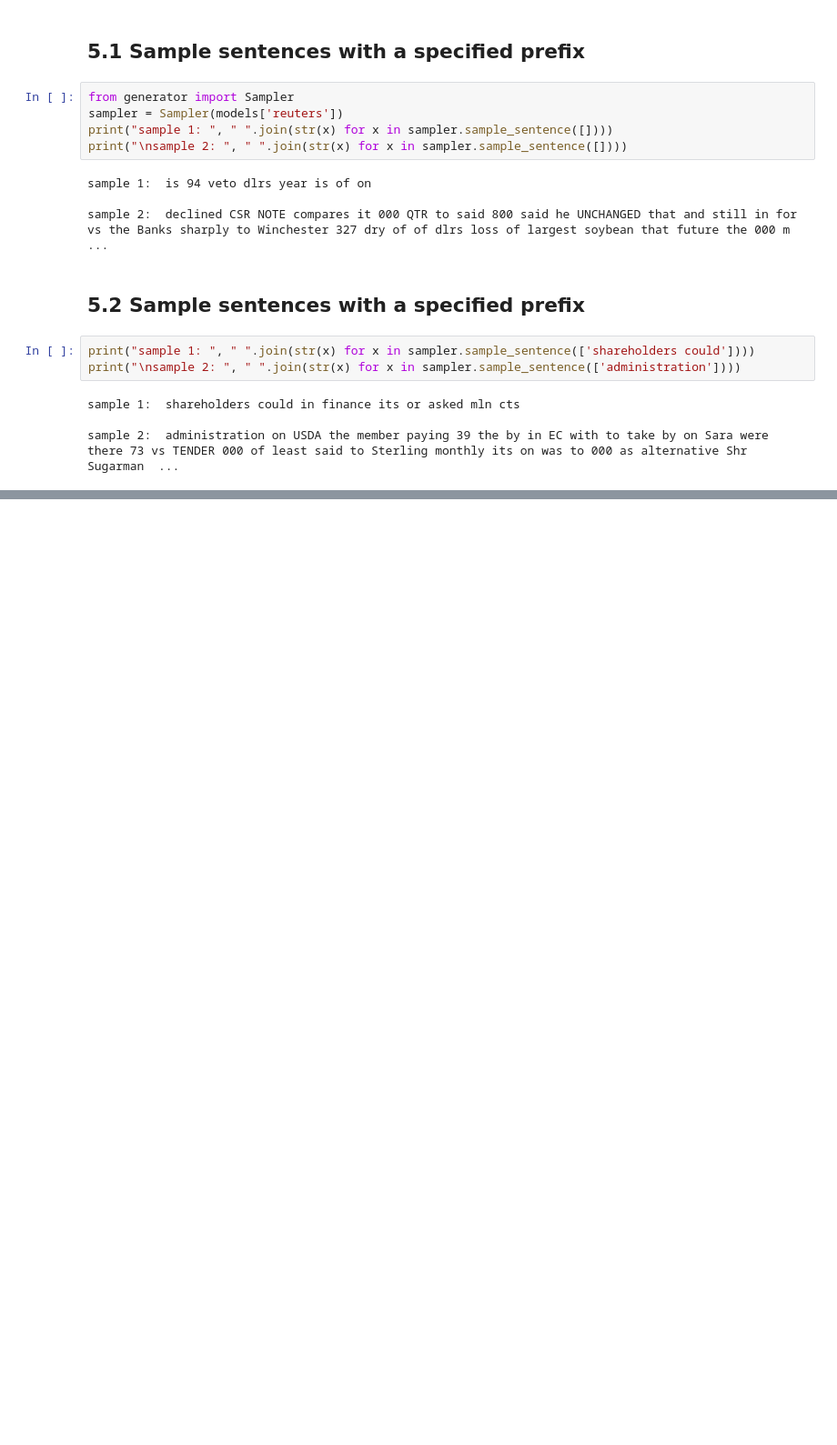
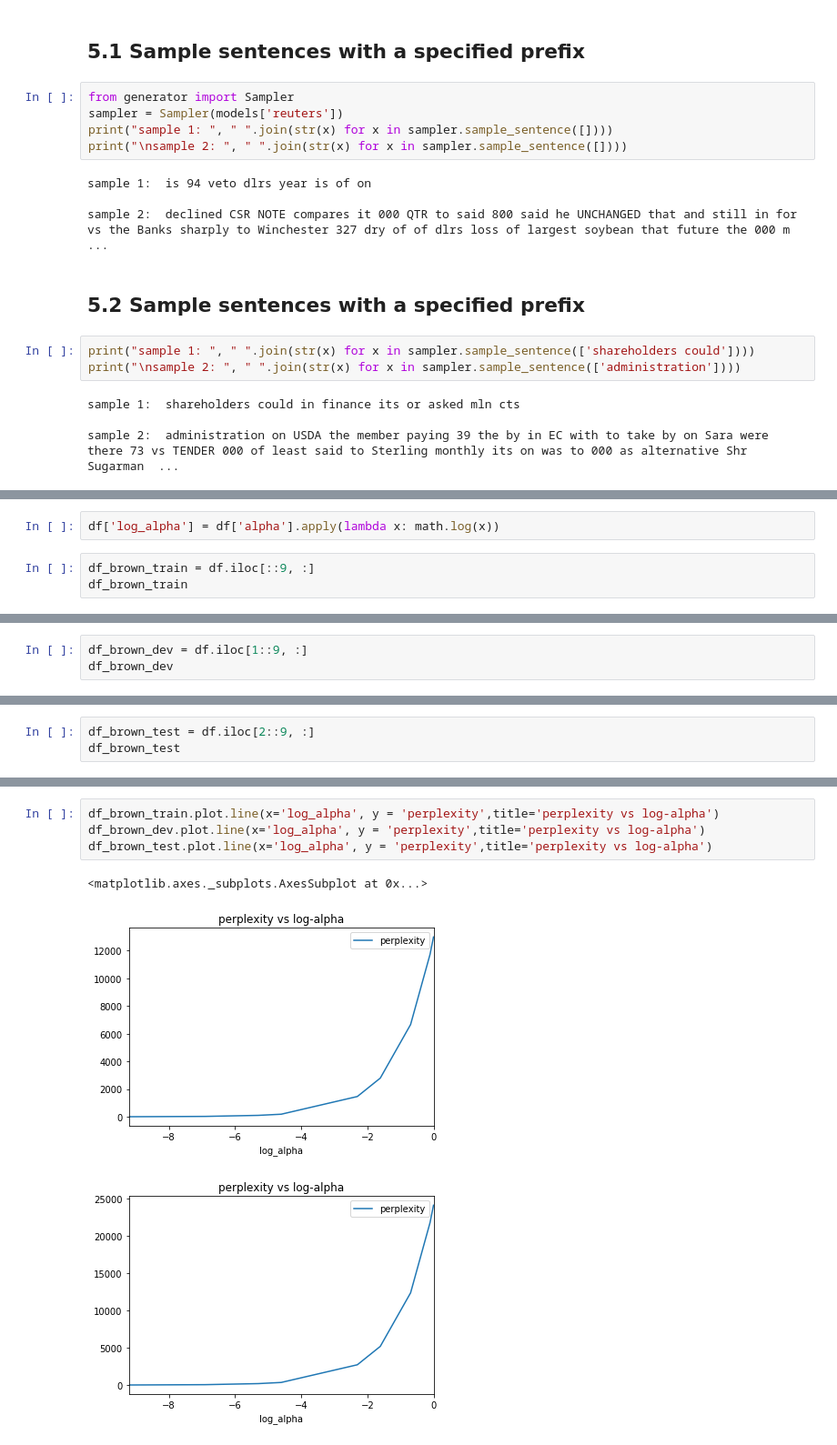
Before and after one commit to saideepreddy91/Statistical-NLP, a Jupyter notebook: A1_cse256_sp19/_1-Copy1.language_models.ipynb, the cells around one changed output, grey strips where cells are left out. Shown: that part at 91% size. Saved outputs shown, nothing was run; the diff lists cells and outputs as text; blank space fills up the shorter version.

```diff
--- a/A1_cse256_sp19/_1-Copy1.language_models.ipynb
+++ b/A1_cse256_sp19/_1-Copy1.language_models.ipynb
@@ -448,0 +479,5 @@ sample 2:  administration on USDA the member paying 39 the by in EC with to take
+# %%
+df['log_alpha'] = df['alpha'].apply(lambda x: math.log(x))
+# %%
+df_brown_train = df.iloc[::9, :]
+df_brown_train
@@ -448,0 +495,3 @@ sample 2:  administration on USDA the member paying 39 the by in EC with to take
+# %%
+df_brown_dev = df.iloc[1::9, :]
+df_brown_dev
@@ -448,0 +509,3 @@ sample 2:  administration on USDA the member paying 39 the by in EC with to take
+# %%
+df_brown_test = df.iloc[2::9, :]
+df_brown_test
@@ -448,0 +523,8 @@ sample 2:  administration on USDA the member paying 39 the by in EC with to take
+# %%
+df_brown_train.plot.line(x='log_alpha', y = 'perplexity',title='perplexity vs log-alpha')
+df_brown_dev.plot.line(x='log_alpha', y = 'perplexity',title='perplexity vs log-alpha')
+df_brown_test.plot.line(x='log_alpha', y = 'perplexity',title='perplexity vs log-alpha')
+# %% [output]
+<matplotlib.axes._subplots.AxesSubplot at 0x...>
+[figure, added]
+[figure, added]
```
Also changed, not shown: parts of 9 cells of this notebook, 6 other files.
